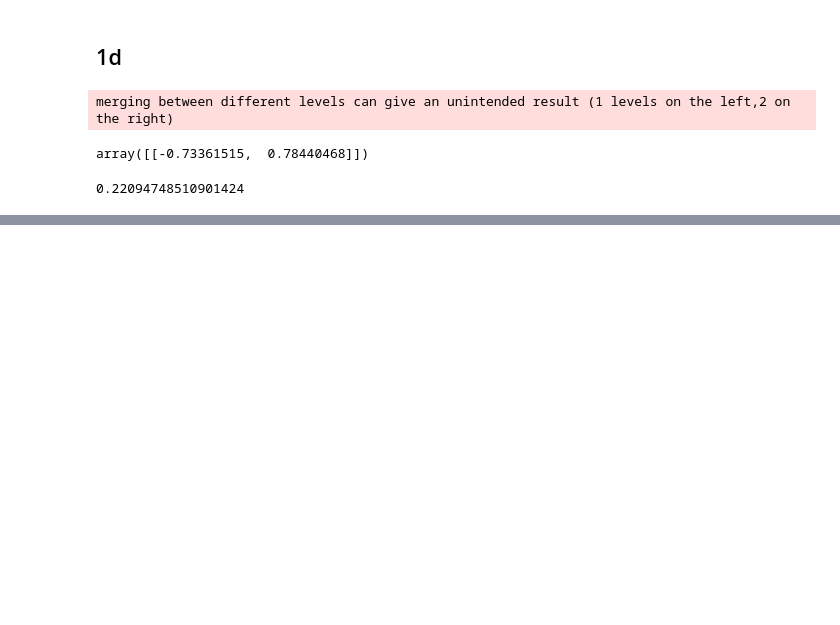
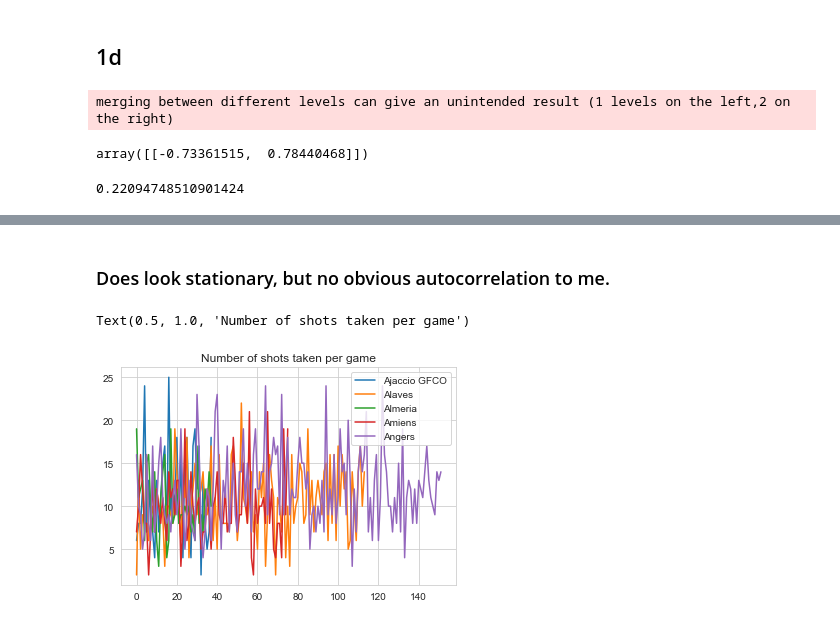
Before and after one commit to EricHe98/sports-analytics, a Jupyter notebook: hw2/hw2.ipynb, the cells around one changed output, grey strips where cells are left out. Saved outputs shown, nothing was run; the diff lists cells and outputs as text; code cells hidden in the pictures; blank space fills up the shorter version.

```diff
--- a/hw2/hw2.ipynb
+++ b/hw2/hw2.ipynb
@@ -207,0 +248,6 @@ brier_score_loss(y, pred)
+# %%
+melted = df.melt(id_vars=id_vars,
+                 value_vars=value_vars,
+                 var_name='HomeOrAway',
+                 value_name='Team')
+melted.columns = melted.columns.str.lower()
@@ -207,0 +335,5 @@ brier_score_loss(y, pred)
+# %%
+df_arma = melted\
+    [['hs', 'as', 'team', 'homeoraway', 'date']].copy()
+df_arma['shots'] = np.where(df_arma['homeoraway'] == 'HomeTeam', df_arma['hs'], df_arma['as'])
+df_arma.groupby('team').size().describe()
@@ -207,0 +350,17 @@ brier_score_loss(y, pred)
+# %% [markdown]
+### Does look stationary, but no obvious autocorrelation to me.
+# %%
+# series of np arrays where each array is a team's ordered list of games
+all_games = df_arma.sort_values(['team', 'date'])\
+    .groupby('team')\
+    ['shots']\
+    .apply(lambda s: np.concatenate([s]))
+
+for i in range(5):
+    plt.plot(all_games.iloc[i], label=all_games.index.values[i])
+
+plt.legend()
+plt.title('Number of shots taken per game')
+# %% [output]
+Text(0.5, 1.0, 'Number of shots taken per game')
+[figure, added]
```
Also changed, not shown: parts of 56 cells of this notebook, 6 other files.
